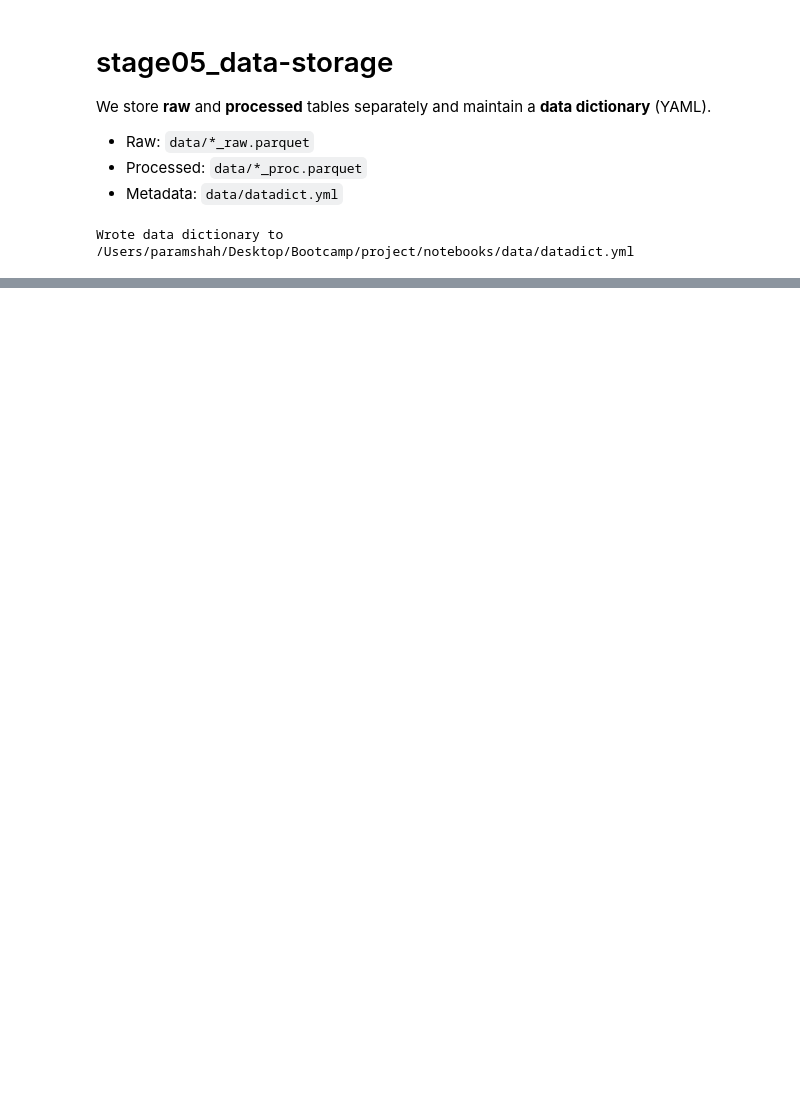
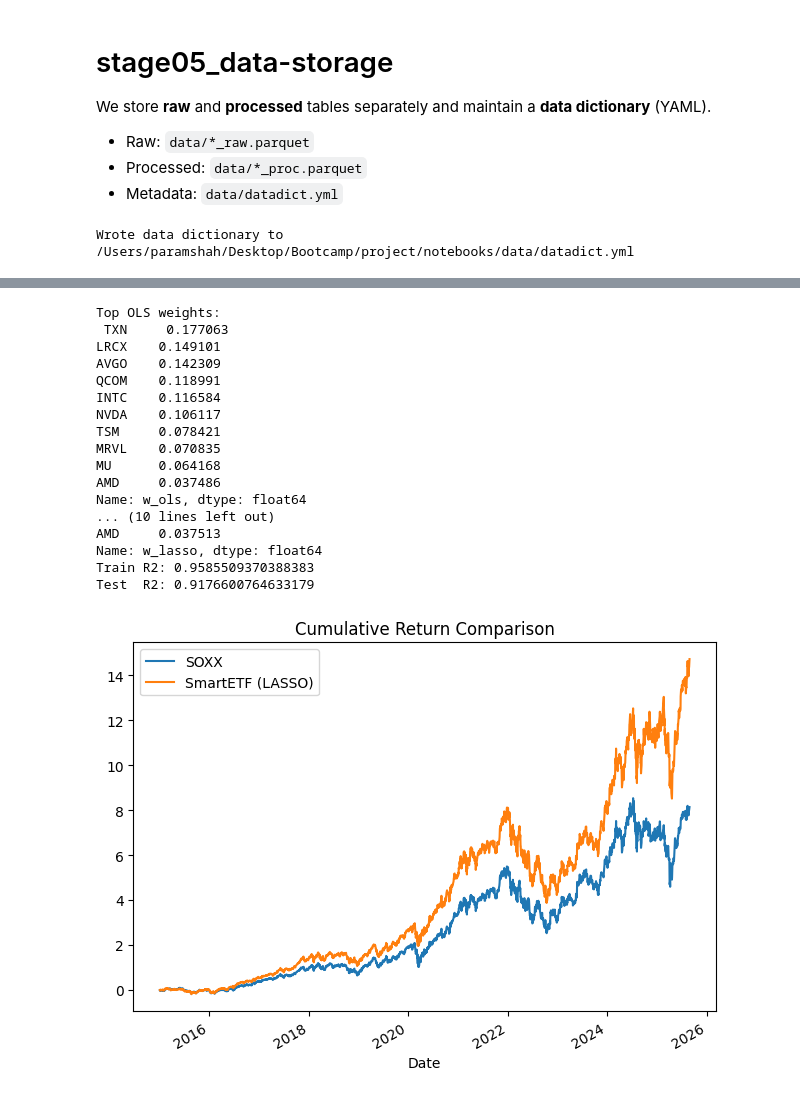
Before and after one commit to param-nyu/bootcamp_param_shah, a Jupyter notebook: project/notebooks/project_master.ipynb, the cells around one changed output, grey strips where cells are left out. Saved outputs shown, nothing was run; the diff lists cells and outputs as text; code cells hidden in the pictures; blank space fills up the shorter version.

```diff
--- a/project/notebooks/project_master.ipynb
+++ b/project/notebooks/project_master.ipynb
@@ -250,0 +268,16 @@ Saved processed price & returns tables.
+# %%
+def winsorize_s(df: pd.Series, lower=0.01, upper=0.99) -> pd.Series:
+    lo, hi = df.quantile(lower), df.quantile(upper)
+    return df.clip(lo, hi)
+
+def winsorize_df(df: pd.DataFrame, lower=0.01, upper=0.99) -> pd.DataFrame:
+    return df.apply(lambda s: winsorize_s(s, lower, upper))
+
+# Identify extreme days (for transparency)
+z = (r_stk - r_stk.mean())/r_stk.std(ddof=0)
+extreme_mask = (z.abs() > 5)
+extreme_counts = extreme_mask.sum().sort_values(ascending=False)
+print('Extreme return counts (>5σ) by ticker (inspect):')
+print(extreme_counts.head(10))
+
+r_stk_w = winsorize_df(r_stk, lower=0.01, upper=0.99)
@@ -250,0 +409,64 @@ Saved processed price & returns tables.
+# %%
+from sklearn.linear_model import LinearRegression, LassoCV
+from sklearn.model_selection import TimeSeriesSplit
+from sklearn.metrics import r2_score
+
+# Train/test split (time-based)
+split_idx = int(len(r_etf)*0.75)
+split_date = r_etf.index[split_idx]
+X_train, X_test = r_stk_w.loc[:split_date], r_stk_w.loc[split_date:]
+y_train, y_test = r_etf.loc[:split_date], r_etf.loc[split_date:]
+
+# Baseline OLS (no intercept; ETF is a weighted sum of constituents)
+ols = LinearRegression(fit_intercept=False)
+ols.fit(X_train, y_train)
+w_ols = pd.Series(ols.coef_, index=r_stk_w.columns, name='w_ols').sort_values(ascending=False)
+print('Top OLS weights:\n', w_ols.head(10))
+
+# Sparse selection with LASSO (alpha via CV)
+tscv = TimeSeriesSplit(n_splits=5)
+lasso = LassoCV(alphas=None, cv=tscv, fit_intercept=False, random_state=42, max_iter=20000)
+lasso.fit(X_train, y_train)
+w_lasso = pd.Series(lasso.coef_, index=r_stk_w.columns, name='w_lasso').sort_values(ascending=False)
+print('Non-zero LASSO weights:\n', w_lasso[w_lasso.abs() > 1e-6])
+
+def smart_portfolio_returns(X: pd.DataFrame, weights: pd.Series) -> pd.Series:
+    w = weights.reindex(X.columns).fillna(0.0).values
+    return pd.Series(X.values @ w, index=X.index, name='r_smart')
+
+r_smart_train = smart_portfolio_returns(X_train, w_lasso)
+r_smart_test  = smart_portfolio_returns(X_test,  w_lasso)
+
+print('Train R2:', r2_score(y_train, r_smart_train))
+print('Test  R2:', r2_score(y_test,  r_smart_test))
+
+def to_cumret(r: pd.Series) -> pd.Series:
+    return (1 + r).cumprod() - 1
+
+cum_etf  = to_cumret(r_etf)
+cum_smart = to_cumret(pd.concat([r_smart_train, r_smart_test]))
+
+plt.figure()
+cum_etf.plot(label='SOXX')
+cum_smart.plot(label='SmartETF (LASSO)')
+plt.title('Cumulative Return Comparison')
+plt.legend(); plt.tight_layout(); plt.show()
+# %% [output]
+Top OLS weights:
+ TXN     0.177063
+LRCX    0.149101
+AVGO    0.142309
+QCOM    0.118991
+INTC    0.116584
+NVDA    0.106117
+TSM     0.078421
+MRVL    0.070835
+MU      0.064168
+AMD     0.037486
+Name: w_ols, dtype: float64
+... (10 lines left out)
+AMD     0.037513
+Name: w_lasso, dtype: float64
+Train R2: 0.9585509370388383
+Test  R2: 0.9176600764633179
+[figure, added]
```
Also changed, not shown: parts of 25 cells of this notebook, 21 other files.
